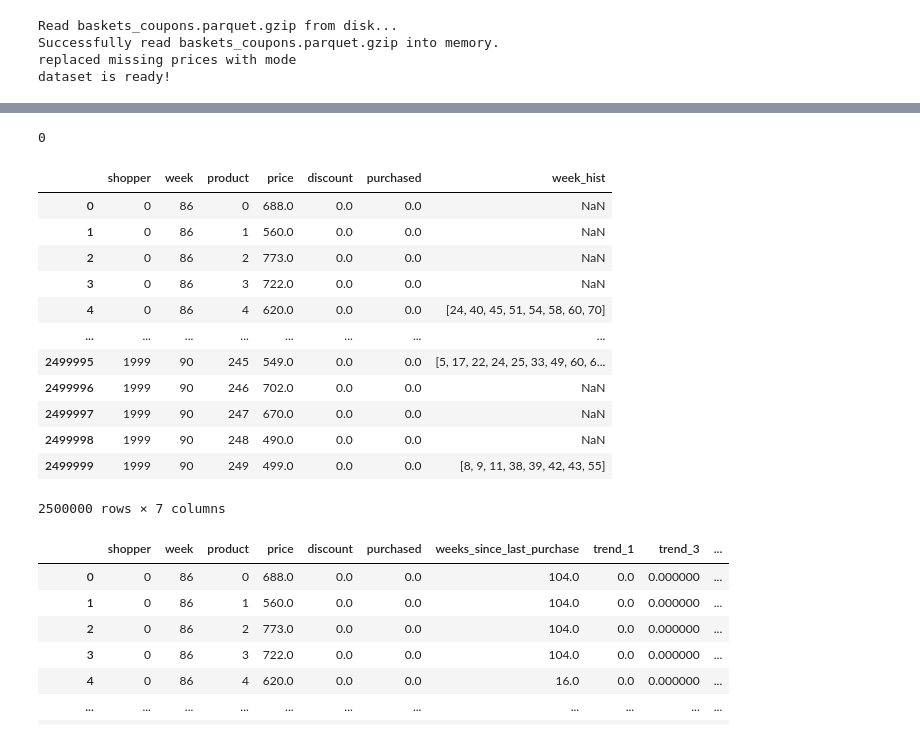
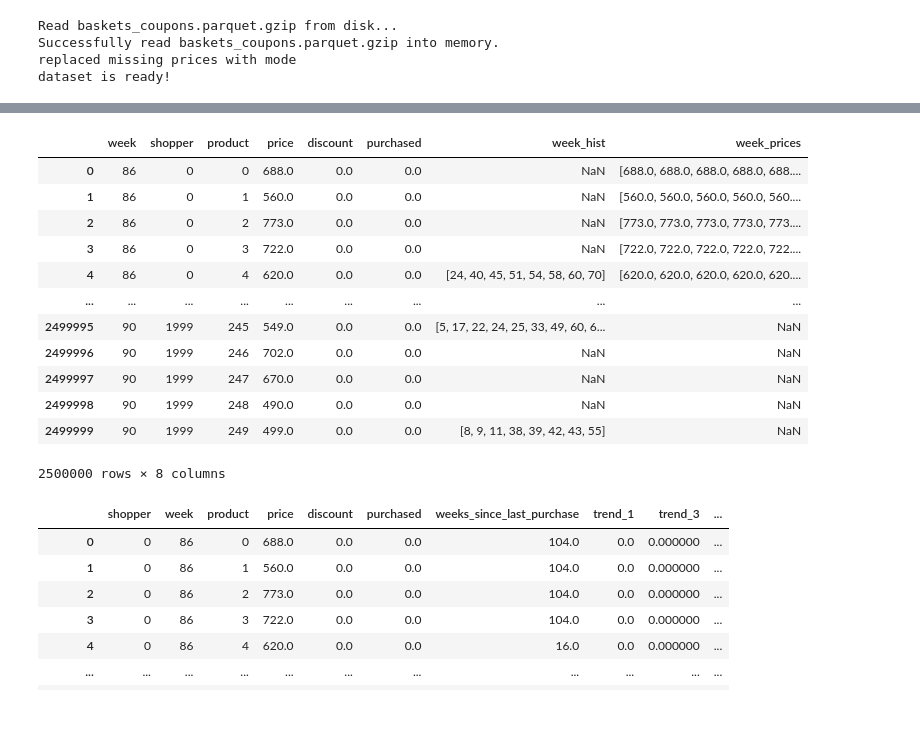
Before and after one commit to leonhagel/mlim-g2, a Jupyter notebook: code/discount-model_20210226_complete-pipeline_no-intermediary-results.ipynb, the cells around one changed output, grey strips where cells are left out. Saved outputs shown, nothing was run; the diff lists cells and outputs as text; code cells hidden in the pictures.

Commit message:
updated DataLoader

```diff
--- a/code/discount-model_20210226_complete-pipeline_no-intermediary-results.ipynb
+++ b/code/discount-model_20210226_complete-pipeline_no-intermediary-results.ipynb
@@ -32,7 +32,7 @@ Utils.print_json(config)
 # %%
 # DATA LOADING
 # Todo: read other props too
-datastreamer = DataStreamer(config)
+dataloader = DataLoader(config)
 # %% [output]
 Read baskets_coupons.parquet.gzip from disk...
 Successfully read baskets_coupons.parquet.gzip into memory.
@@ -81,23 +41,19 @@ datastreamer.dataset[0:50]
-# %%
-datastreamer.dataset['price'].isnull().sum()
-# %% [output]
-0
 # %%
-dataloader.output
+dataloader.dataset
 # %% [output]
-|  | shopper | week | product | price | discount | purchased | week_hist |
-| 0 | 0 | 86 | 0 | 688.0 | 0.0 | 0.0 | NaN |
-| 1 | 0 | 86 | 1 | 560.0 | 0.0 | 0.0 | NaN |
-| 2 | 0 | 86 | 2 | 773.0 | 0.0 | 0.0 | NaN |
-| 3 | 0 | 86 | 3 | 722.0 | 0.0 | 0.0 | NaN |
-| 4 | 0 | 86 | 4 | 620.0 | 0.0 | 0.0 | [24, 40, 45, 51, 54, 58, 60, 70] |
-| ... | ... | ... | ... | ... | ... | ... | ... |
-| 2499995 | 1999 | 90 | 245 | 549.0 | 0.0 | 0.0 | [5, 17, 22, 24, 25, 33, 49, 60, 6... |
-| 2499996 | 1999 | 90 | 246 | 702.0 | 0.0 | 0.0 | NaN |
-| 2499997 | 1999 | 90 | 247 | 670.0 | 0.0 | 0.0 | NaN |
-| 2499998 | 1999 | 90 | 248 | 490.0 | 0.0 | 0.0 | NaN |
-| 2499999 | 1999 | 90 | 249 | 499.0 | 0.0 | 0.0 | [8, 9, 11, 38, 39, 42, 43, 55] |
+|  | week | shopper | product | price | discount | purchased | week_hist | week_prices |
+| 0 | 86 | 0 | 0 | 688.0 | 0.0 | 0.0 | NaN | [688.0, 688.0, 688.0, 688.0, 688.... |
+| 1 | 86 | 0 | 1 | 560.0 | 0.0 | 0.0 | NaN | [560.0, 560.0, 560.0, 560.0, 560.... |
+| 2 | 86 | 0 | 2 | 773.0 | 0.0 | 0.0 | NaN | [773.0, 773.0, 773.0, 773.0, 773.... |
+| 3 | 86 | 0 | 3 | 722.0 | 0.0 | 0.0 | NaN | [722.0, 722.0, 722.0, 722.0, 722.... |
+| 4 | 86 | 0 | 4 | 620.0 | 0.0 | 0.0 | [24, 40, 45, 51, 54, 58, 60, 70] | [620.0, 620.0, 620.0, 620.0, 620.... |
+| ... | ... | ... | ... | ... | ... | ... | ... | ... |
+| 2499995 | 90 | 1999 | 245 | 549.0 | 0.0 | 0.0 | [5, 17, 22, 24, 25, 33, 49, 60, 6... | NaN |
+| 2499996 | 90 | 1999 | 246 | 702.0 | 0.0 | 0.0 | NaN | NaN |
+| 2499997 | 90 | 1999 | 247 | 670.0 | 0.0 | 0.0 | NaN | NaN |
+| 2499998 | 90 | 1999 | 248 | 490.0 | 0.0 | 0.0 | NaN | NaN |
+| 2499999 | 90 | 1999 | 249 | 499.0 | 0.0 | 0.0 | [8, 9, 11, 38, 39, 42, 43, 55] | NaN |
-2500000 rows × 7 columns
+2500000 rows × 8 columns
 # %%
 # FEATURE CREATION
 feature_creator = FeatureCreator(dataloader.output)
```
Also changed, not shown: parts of 3 cells of this notebook, 1 other file.
